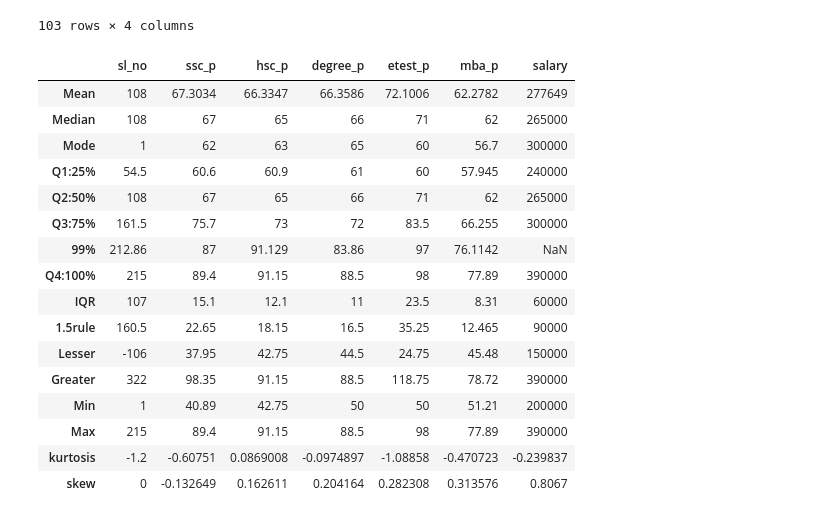
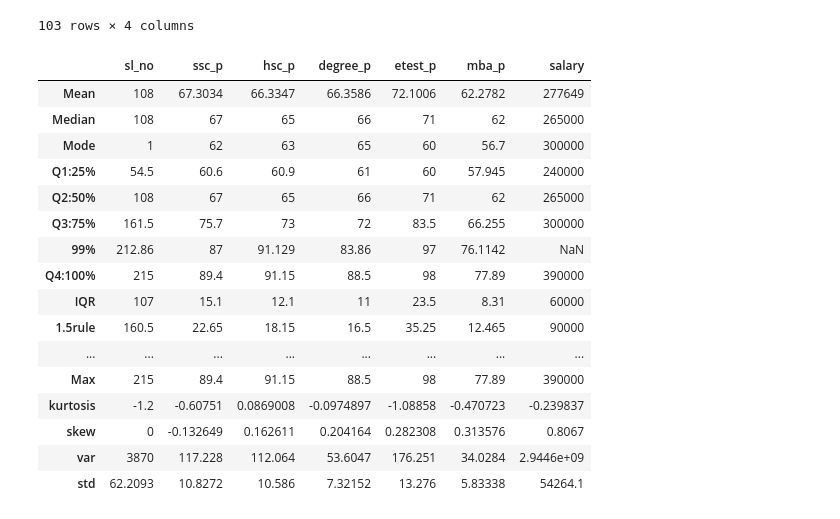
Before and after one commit to balakumar2603/week5_data_analysis-univariate, a Jupyter notebook: central tendency.ipynb, the cells around one changed output. Saved outputs shown, nothing was run; the diff lists cells and outputs as text; code cells hidden in the pictures.

```diff
--- a/central tendency.ipynb
+++ b/central tendency.ipynb
@@ -408,40 +432,43 @@ freqTable("ssc_p",dataset)
 # %%
 descriptive=pd.DataFrame(index=["Mean","Median","Mode","Q1:25%","Q2:50%",
                                    "Q3:75%","99%","Q4:100%","IQR","1.5rule","Lesser","Greater","Min","Max",
-                                       "kurtosis","skew"],columns=quan)
+                                       "kurtosis","skew","var","std"],columns=quan)
 for columnName in quan:
     descriptive[columnName]["Mean"]=dataset[columnName].mean()
     descriptive[columnName]["Median"]=dataset[columnName].median()
     descriptive[columnName]["Mode"]=dataset[columnName].mode()[0]
     descriptive[columnName]["Q1:25%"]=dataset.describe()[columnName]["25%"]
     descriptive[columnName]["Q2:50%"]=dataset.describe()[columnName]["50%"]
     descriptive[columnName]["Q3:75%"]=dataset.describe()[columnName]["75%"]
     descriptive[columnName]["99%"]=np.percentile(dataset[columnName],99)
     descriptive[columnName]["Q4:100%"]=dataset.describe()[columnName]["max"]
     descriptive[columnName]["IQR"]=descriptive[columnName]["Q3:75%"]-descriptive[columnName]["Q1:25%"]
     descriptive[columnName]["1.5rule"]=1.5*descriptive[columnName]["IQR"]
     descriptive[columnName]["Lesser"]=descriptive[columnName]["Q1:25%"]-descriptive[columnName]["1.5rule"]
     descriptive[columnName]["Greater"]=descriptive[columnName]["Q3:75%"]+descriptive[columnName]["1.5rule"]
     descriptive[columnName]["Min"]=dataset[columnName].min()
     descriptive[columnName]["Max"]=dataset[columnName].max()
     descriptive[columnName]["kurtosis"]=dataset[columnName].kurtosis()
     descriptive[columnName]["skew"]=dataset[columnName].skew()
+    descriptive[columnName]["var"]=dataset[columnName].var()
+    descriptive[columnName]["std"]=dataset[columnName].std()
+
 descriptive
 # %% [output]
 |  | sl_no | ssc_p | hsc_p | degree_p | etest_p | mba_p | salary |
 | Mean | 108 | 67.3034 | 66.3347 | 66.3586 | 72.1006 | 62.2782 | 277649 |
 | Median | 108 | 67 | 65 | 66 | 71 | 62 | 265000 |
 | Mode | 1 | 62 | 63 | 65 | 60 | 56.7 | 300000 |
 | Q1:25% | 54.5 | 60.6 | 60.9 | 61 | 60 | 57.945 | 240000 |
 | Q2:50% | 108 | 67 | 65 | 66 | 71 | 62 | 265000 |
 | Q3:75% | 161.5 | 75.7 | 73 | 72 | 83.5 | 66.255 | 300000 |
 | 99% | 212.86 | 87 | 91.129 | 83.86 | 97 | 76.1142 | NaN |
 | Q4:100% | 215 | 89.4 | 91.15 | 88.5 | 98 | 77.89 | 390000 |
 | IQR | 107 | 15.1 | 12.1 | 11 | 23.5 | 8.31 | 60000 |
 | 1.5rule | 160.5 | 22.65 | 18.15 | 16.5 | 35.25 | 12.465 | 90000 |
-| Lesser | -106 | 37.95 | 42.75 | 44.5 | 24.75 | 45.48 | 150000 |
-| Greater | 322 | 98.35 | 91.15 | 88.5 | 118.75 | 78.72 | 390000 |
-| Min | 1 | 40.89 | 42.75 | 50 | 50 | 51.21 | 200000 |
+| ... | ... | ... | ... | ... | ... | ... | ... |
 | Max | 215 | 89.4 | 91.15 | 88.5 | 98 | 77.89 | 390000 |
 | kurtosis | -1.2 | -0.60751 | 0.0869008 | -0.0974897 | -1.08858 | -0.470723 | -0.239837 |
 | skew | 0 | -0.132649 | 0.162611 | 0.204164 | 0.282308 | 0.313576 | 0.8067 |
+| var | 3870 | 117.228 | 112.064 | 53.6047 | 176.251 | 34.0284 | 2.9446e+09 |
+| std | 62.2093 | 10.8272 | 10.586 | 7.32152 | 13.276 | 5.83338 | 54264.1 |
```
Also changed, not shown: parts of 2 cells of this notebook, 8 other files.
